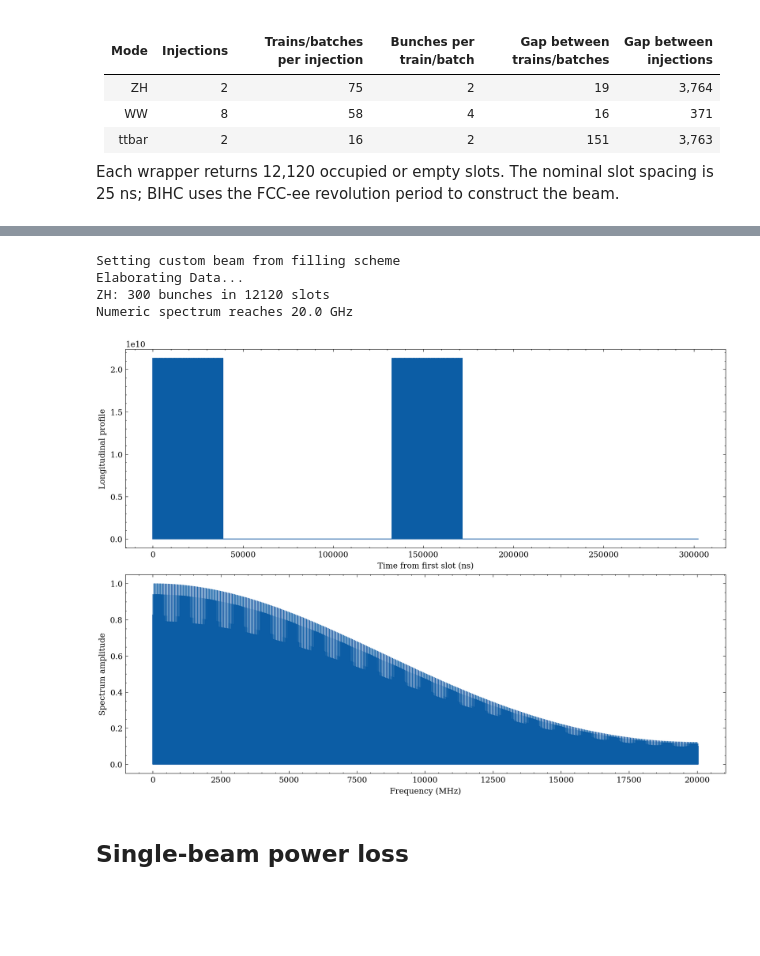
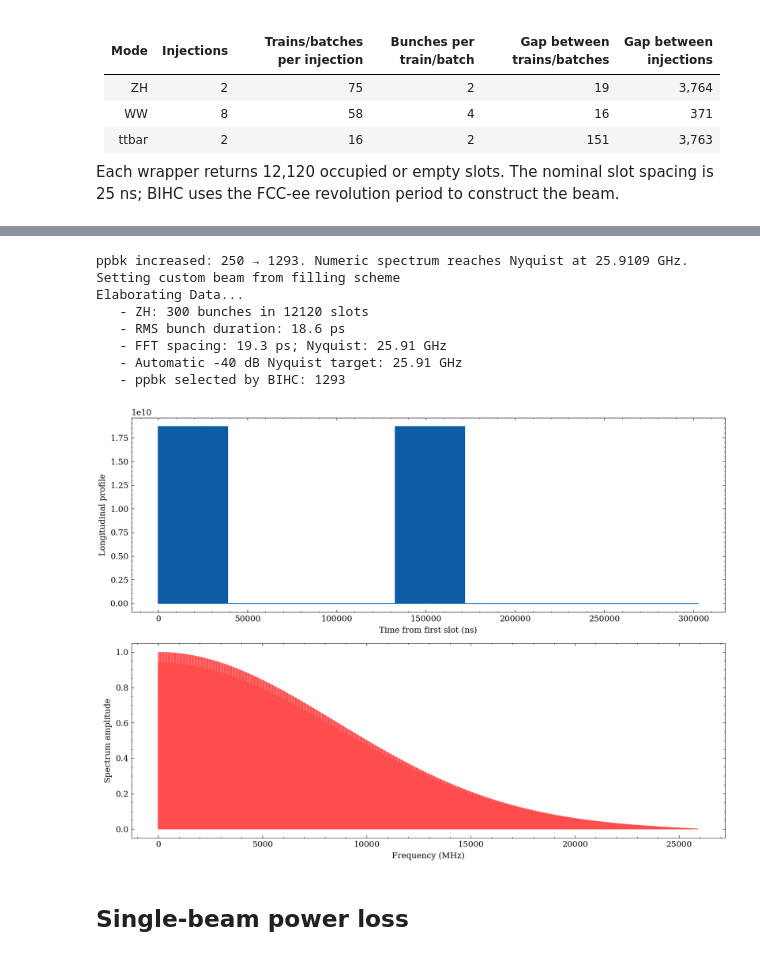
Before and after one commit to ImpedanCEI/BIHC, a Jupyter notebook: notebooks/FCCeePowerLossExample.ipynb, the cells around one changed output, grey strips where cells are left out. Saved outputs shown, nothing was run; the diff lists cells and outputs as text; code cells hidden in the pictures; blank space fills up the shorter version.

```diff
--- a/notebooks/FCCeePowerLossExample.ipynb
+++ b/notebooks/FCCeePowerLossExample.ipynb
@@ -55,24 +55,9 @@ Each wrapper returns 12,120 occupied or empty slots. The nominal slot spacing is
 # %%
 mode = "ZH"  # Choose "ZH", "WW", or "ttbar".
 modes = {
-    "ZH": {
-        "scheme": fillingSchemeFCCee_ZH,
-        "sigma_z_mm": 5.59,
-        "Np": 1.15e11,
-        "ppbk": 1000,
-    },
-    "WW": {
-        "scheme": fillingSchemeFCCee_WW,
-        "sigma_z_mm": 5.40,
-        "Np": 1.45e11,
-        "ppbk": 1000,
-    },
-    "ttbar": {
-        "scheme": fillingSchemeFCCee_ttbar,
-        "sigma_z_mm": 2.33,
-        "Np": 1.55e11,
-        "ppbk": 2250,
-    },
+    "ZH": {"scheme": fillingSchemeFCCee_ZH, "sigma_z_mm": 5.59, "Np": 1.15e11},
+    "WW": {"scheme": fillingSchemeFCCee_WW, "sigma_z_mm": 5.40, "Np": 1.45e11},
+    "ttbar": {"scheme": fillingSchemeFCCee_ttbar, "sigma_z_mm": 2.33, "Np": 1.55e11},
 }
 case = modes[mode]
 # %% [markdown]
@@ -89,39 +82,51 @@ beam = bihc.Beam(
     bunchLength=4 * case["sigma_z_mm"] * 1e-3 / c,
     bunchShape="q-GAUSSIAN",
     qvalue=0.99,
-    ppbk=case["ppbk"],
     spectrum="numeric",
     verbose=False,
 )
-print(f"{mode}: {beam.filledSlots} bunches in {len(scheme)} slots")
-print(f"Numeric spectrum reaches {beam.spectrum[0][-1] / 1e9:.1f} GHz")
+sigma_t = case["sigma_z_mm"] * 1e-3 / c
+sample_spacing = beam.t0 / beam.ppbk
+nyquist = 1 / (2 * sample_spacing)
+
+print(f"   - {mode}: {beam.filledSlots} bunches in {len(scheme)} slots")
+print(f"   - RMS bunch duration: {sigma_t * 1e12:.1f} ps")
+print(
+    f"   - FFT spacing: {sample_spacing * 1e12:.1f} ps; Nyquist: {nyquist / 1e9:.2f} GHz"
+)
+print(f"   - Automatic -40 dB Nyquist target: {beam.fmax / 1e9:.2f} GHz")
+print(f"   - ppbk selected by BIHC: {beam.ppbk}")
 # %% [output]
+ppbk increased: 250 → 1293. Numeric spectrum reaches Nyquist at 25.9109 GHz.
 Setting custom beam from filling scheme
 Elaborating Data...
-ZH: 300 bunches in 12120 slots
-Numeric spectrum reaches 20.0 GHz
+   - ZH: 300 bunches in 12120 slots
+   - RMS bunch duration: 18.6 ps
+   - FFT spacing: 19.3 ps; Nyquist: 25.91 GHz
+   - Automatic -40 dB Nyquist target: 25.91 GHz
+   - ppbk selected by BIHC: 1293
 # %%
 t, profile = beam.longitudinalProfile
 f, amplitude = beam.spectrum
 
-fig, axes = plt.subplots(2, 1, figsize=(11, 8), layout="constrained")
+fig, axes = plt.subplots(2, 1, figsize=(11, 8))
 
 # Plot the longitudinal profile
 axes[0].plot((t - t[0]) * 1e9, profile)
 axes[0].set(
     xlabel="Time from first slot (ns)",
     ylabel="Longitudinal profile",
 )
 
 # Plot the computed beam spectrum
-axes[1].plot(f[f > 0] / 1e6, amplitude[f > 0], lw=0.7)
+axes[1].plot(f / 1e6, amplitude, lw=0.7, c="r", alpha=0.7)
 axes[1].set(
     xlabel="Frequency (MHz)",
     ylabel="Spectrum amplitude",
 )
 
 plt.show()
 # %% [output]
-[figure, old version]
+[figure, new version]
 # %% [markdown]
 ## Single-beam power loss
```
Also changed, not shown: parts of 9 cells of this notebook.
